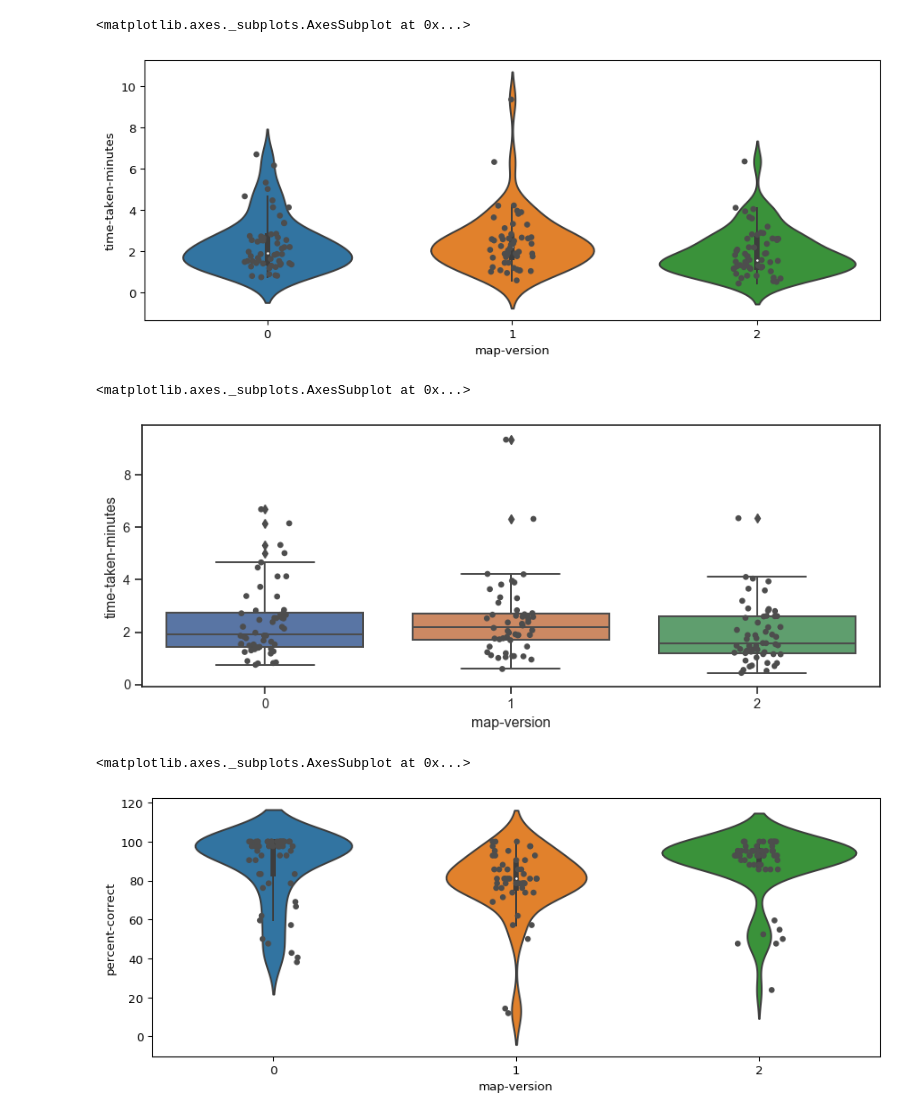
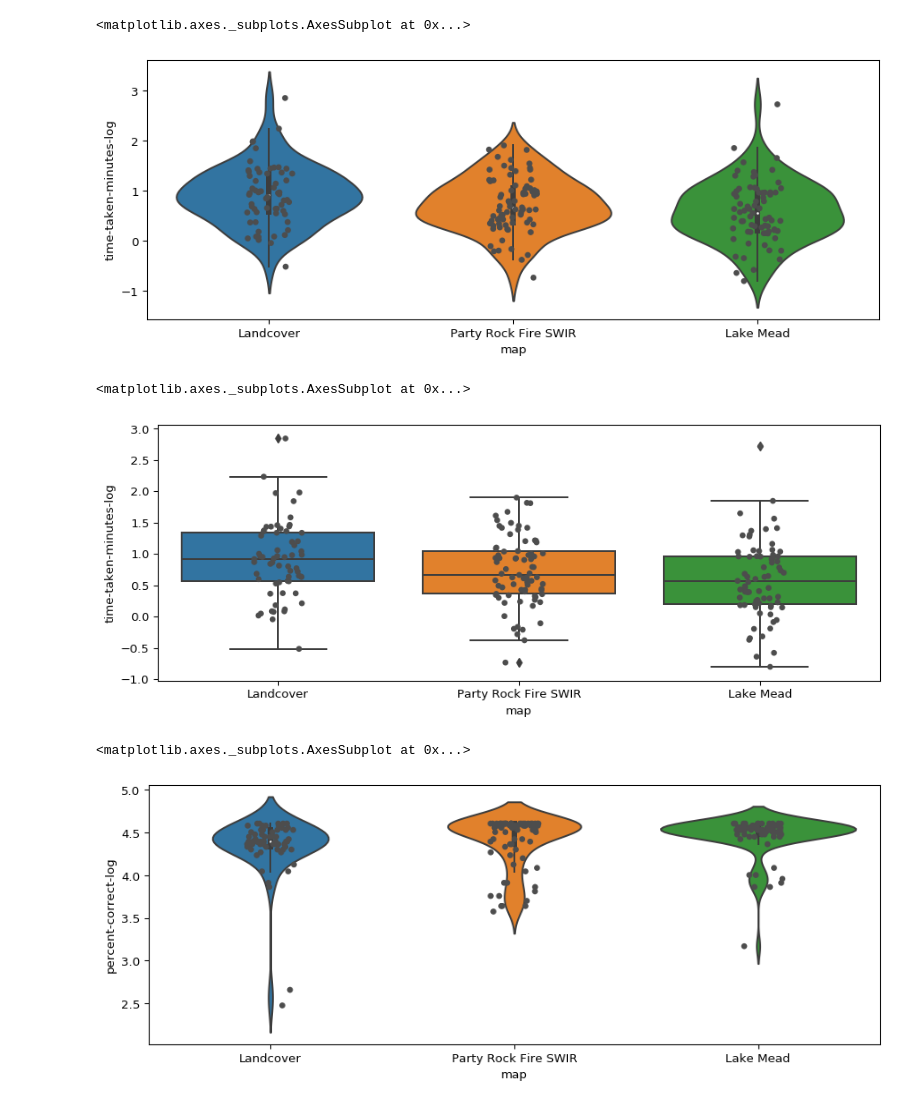
Before and after one commit to daveism/change-research, a Jupyter notebook: notebook/clean-normalized-data.ipynb, the cells around one changed output. Cells and saved outputs as stored; diff of their text form; code cells hidden in the pictures.

```diff
--- a/notebook/clean-normalized-data.ipynb
+++ b/notebook/clean-normalized-data.ipynb
@@ -398,6 +398,11 @@ df['percent-correct'] = ((parse(df['iscorrect_grid_box_01']).astype(int) +
                      parse(df['iscorrect_grid_box_41']).astype(int) +
                      parse(df['iscorrect_grid_box_42']).astype(int))/42) * 100
 
+# df['test'] = df['availWidth'].apply(lambda x: 'True' if x <= 450 else 'False')
+# df['mobile'] = df['availWidth'].apply(lambda x: 'True' if x <= 450 else 'False')
+
+# del df['test']
+
 del df['iscorrect_grid_box_01']
 del df['iscorrect_grid_box_02']
 del df['iscorrect_grid_box_03']
@@ -481,6 +486,11 @@ df = df.dropna()
 df = df.drop_duplicates(subset='uuid', keep='first')
 df = df.sort_values(by='uuid', ascending=False)
 df.to_csv('data/cleaned_normalized_data.csv')
+
+
+
+df['study'] = df['study-question'].replace({'0': 'Animate', '1': 'Side by Side', '2': 'Slider'})
+df['map'] = df['map-version'].replace({0: 'Party Rock Fire SWIR', 1: 'Landcover', 2: 'Lake Mead'})
 # %%
 import seaborn as sns
 import matplotlib.pyplot as plt
@@ -488,7 +498,8 @@ from sklearn import datasets, linear_model
 from sklearn.linear_model import LinearRegression
 import statsmodels.api as sm
 # %%
-df = df.loc[df['time-taken-minutes'] <= 10]
+df = df.loc[df['time-taken-minutes'] < 1000]
+df = df.loc[df['time-taken-minutes'] > 0]
 df.hist('time-taken-minutes')
 # %% [output]
 array([[<matplotlib.axes._subplots.AxesSubplot object at 0x...>]],
@@ -496,0 +508,3 @@ array([[<matplotlib.axes._subplots.AxesSubplot object at 0x...>]],
+# %%
+df['time-taken-minutes-log'] =  np.log(df['time-taken-minutes'])
+df.hist('time-taken-minutes-log')
@@ -502,0 +521,3 @@ array([[<matplotlib.axes._subplots.AxesSubplot object at 0x...>]],
+# %%
+df['percent-correct-log'] = np.log(df['percent-correct'])
+df.hist('percent-correct-log')
@@ -603,24 +627,24 @@ Warnings:
 [1] Standard Errors assume that the covariance matrix of the errors is correctly specified.
 # %%
 plt.figure(figsize=(11,4), dpi=96)
-sns.violinplot(x='map-version',y='time-taken-minutes', data=df)
-sns.stripplot(x='map-version',y='time-taken-minutes', color=".3", data=df)
+sns.violinplot(x='map',y='time-taken-minutes-log', data=df)
+sns.stripplot(x='map',y='time-taken-minutes-log', color=".3", data=df)
 # %% [output]
 <matplotlib.axes._subplots.AxesSubplot at 0x...>
-[figure, old version]
+[figure, new version]
 # %%
 plt.figure(figsize=(11,4), dpi=96)
-sns.boxplot(x='map-version',y='time-taken-minutes', data=df)
-sns.stripplot(x='map-version',y='time-taken-minutes', color=".3", data=df)
+sns.boxplot(x='map',y='time-taken-minutes-log', data=df)
+sns.stripplot(x='map',y='time-taken-minutes-log', color=".3", data=df)
 # %% [output]
 <matplotlib.axes._subplots.AxesSubplot at 0x...>
-[figure, old version]
+[figure, new version]
 # %%
 plt.figure(figsize=(11,4), dpi=96)
-sns.violinplot(x='map-version',y='percent-correct', data=df)
-sns.stripplot(x='map-version',y='percent-correct', color=".3", data=df)
+sns.violinplot(x='map',y='percent-correct-log', data=df)
+sns.stripplot(x='map',y='percent-correct-log', color=".3", data=df)
 # %% [output]
 <matplotlib.axes._subplots.AxesSubplot at 0x...>
-[figure, old version]
+[figure, new version]
 # %%
 plt.figure(figsize=(11,4), dpi=96)
```
Also changed, not shown: parts of 37 cells of this notebook, 2 other files.
